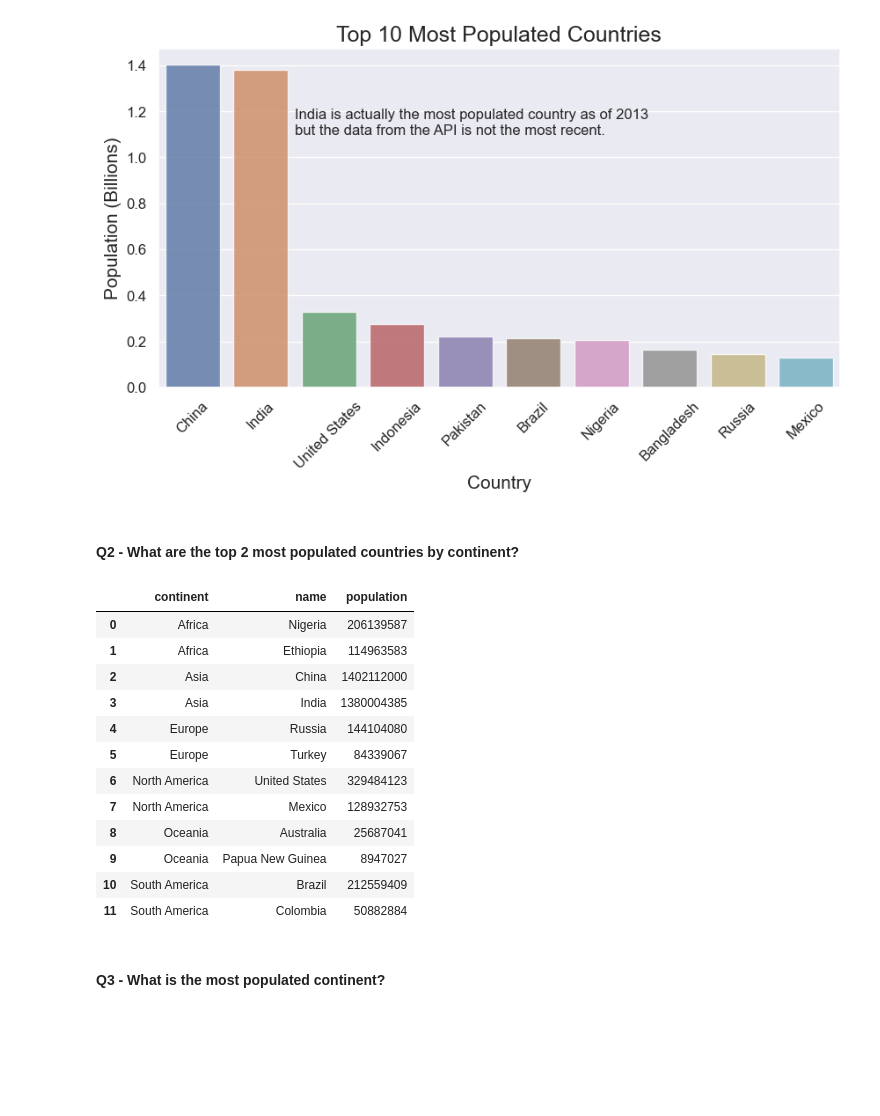
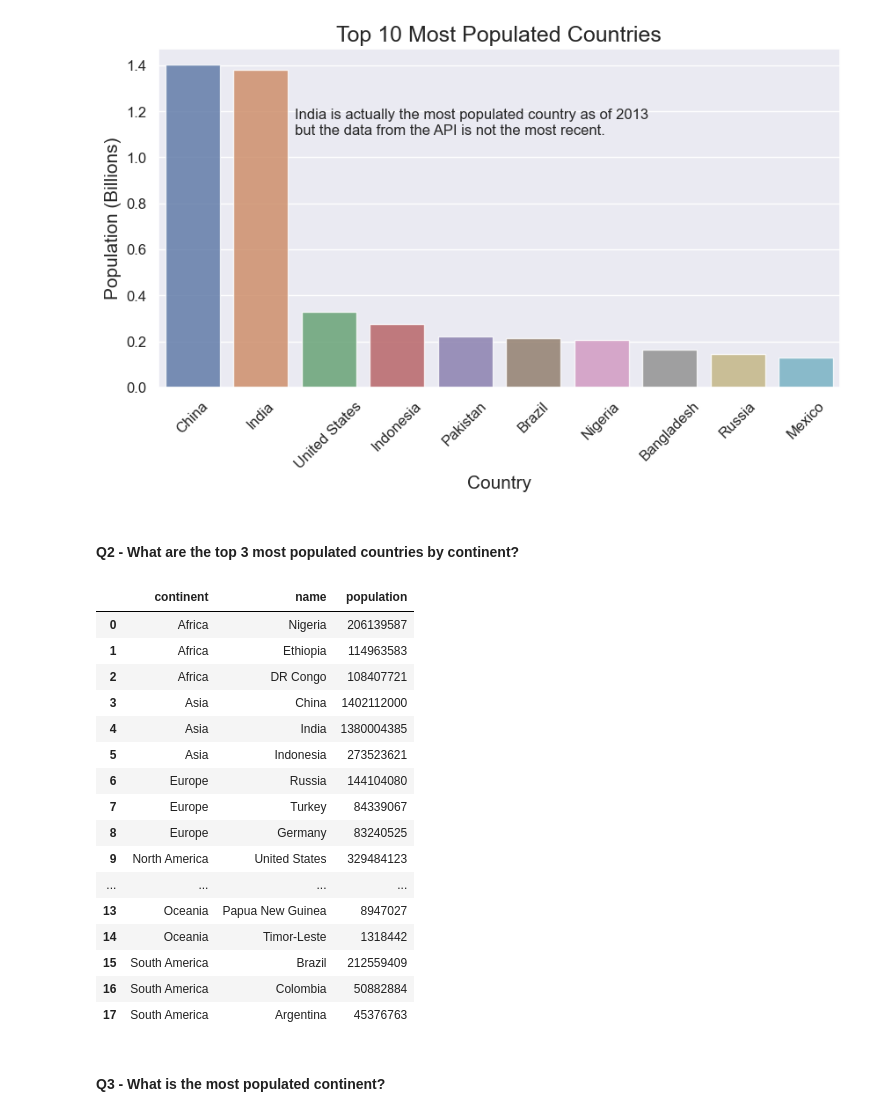
Before and after one commit to nadpierre/countries-eda-project, a Jupyter notebook: Country Analysis.ipynb, the cells around one changed output. Drawn from its saved outputs; the diff is of its cells as text; code cells hidden in the pictures; blank space fills up the shorter version.

```diff
--- a/Country Analysis.ipynb
+++ b/Country Analysis.ipynb
@@ -219,5 +276,4 @@ countries.sample(5)
 # %%
-# Drop the rank column of the second dataframe
-countries = countries.drop('rank', axis=1)
-countries.sample(5)
+# Drop the rank, #, female and male life expentancy columns and rename life expectancy column
+print(countries.columns)
 # %% [output]
@@ -229,0 +284,4 @@ countries.sample(5)
+# %%
+countries = countries.drop(['rank', '#', 'Females  Life Expectancy ', 'Males  Life Expectancy'], axis=1)
+countries = countries.rename(columns={'Life Expectancy  (both sexes) ': 'life_expectancy'})
+countries.sample(5)
@@ -318,6 +385,6 @@ countries.tail()
 # %%
-# Add new column named GDP per Capita (per 1,000,000 people)
-countries['gdp_per_capita'] = countries['gdp'] / countries['population'] * 1000000
+# Add new column named GDP per Capita (per 100,000 people)
+countries['gdp_per_capita'] = countries['gdp'] / countries['population'] * 100000
 countries.sample(5)
 # %% [output]
 |  | name | code | continent | area | car_side | population | gini | languages | gdp | ... |
@@ -345,14 +399,9 @@ plt.show()
 #### Q1 - What are the 10 most populated countries?
 # %%
 # Data
-
-#remove scientific notation
-pd.options.display.float_format = '{:.0f}'.format
-
 top_10_pop_countries = countries \
     .nlargest(n=10, columns='population')[['name', 'population']] \
     .set_index('name')
-
 top_10_pop_countries
 # %% [output]
 |  | population |
@@ -397,29 +446,31 @@ plt.show()
 # %% [output]
 [figure]
 # %% [markdown]
-#### Q2 - What are the top 2 most populated countries by continent?
+#### Q2 - What are the top 3 most populated countries by continent?
 # %%
-# Data
-
 countries \
     .sort_values(by=['continent', 'population'], ascending=[True, False]) \
     .groupby('continent') \
-    .head(2)[['continent', 'name', 'population']] \
+    .head(3)[['continent', 'name', 'population']] \
     .reset_index(drop=True)
 # %% [output]
 |  | continent | name | population |
 | 0 | Africa | Nigeria | 206139587 |
 | 1 | Africa | Ethiopia | 114963583 |
-| 2 | Asia | China | 1402112000 |
-| 3 | Asia | India | 1380004385 |
-| 4 | Europe | Russia | 144104080 |
-| 5 | Europe | Turkey | 84339067 |
-| 6 | North America | United States | 329484123 |
-| 7 | North America | Mexico | 128932753 |
-| 8 | Oceania | Australia | 25687041 |
-| 9 | Oceania | Papua New Guinea | 8947027 |
-| 10 | South America | Brazil | 212559409 |
-| 11 | South America | Colombia | 50882884 |
+| 2 | Africa | DR Congo | 108407721 |
+| 3 | Asia | China | 1402112000 |
+| 4 | Asia | India | 1380004385 |
+| 5 | Asia | Indonesia | 273523621 |
+| 6 | Europe | Russia | 144104080 |
+| 7 | Europe | Turkey | 84339067 |
+| 8 | Europe | Germany | 83240525 |
+| 9 | North America | United States | 329484123 |
+| ... | ... | ... | ... |
+| 13 | Oceania | Papua New Guinea | 8947027 |
+| 14 | Oceania | Timor-Leste | 1318442 |
+| 15 | South America | Brazil | 212559409 |
+| 16 | South America | Colombia | 50882884 |
+| 17 | South America | Argentina | 45376763 |
 # %% [markdown]
 #### Q3 - What is the most populated continent?
 # %%
```
Also changed, not shown: parts of 69 cells of this notebook, 2 other files.
